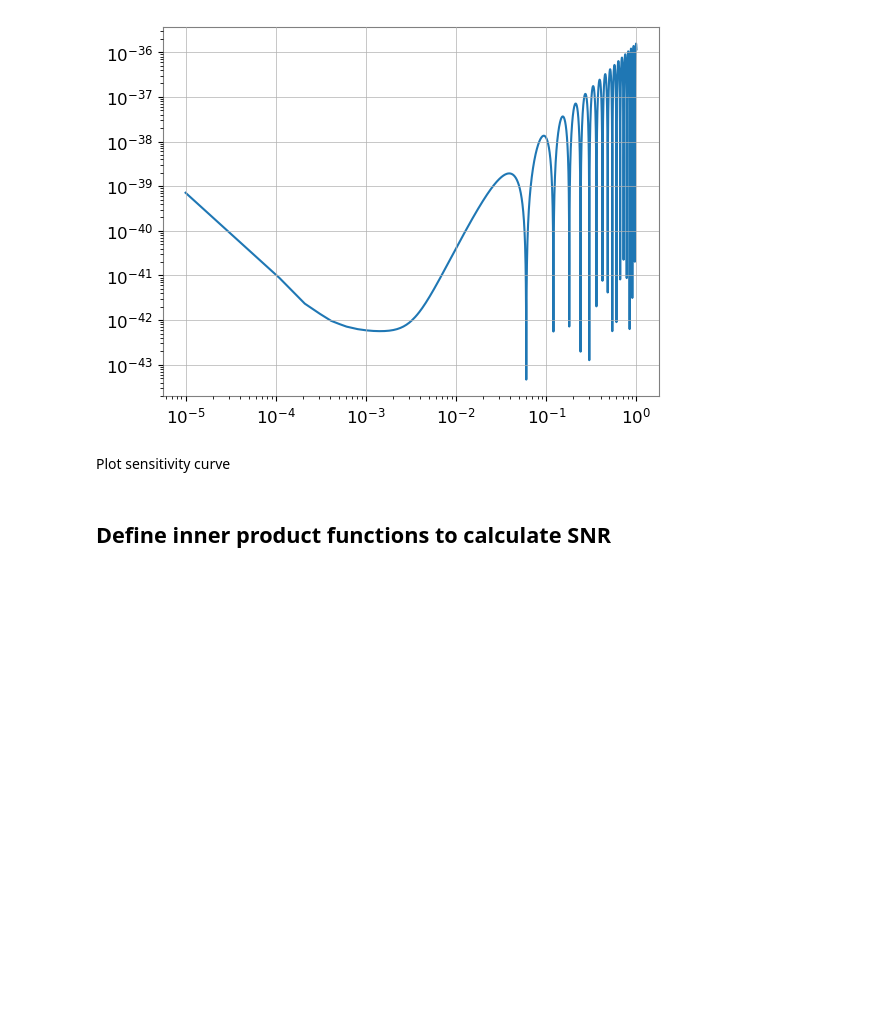
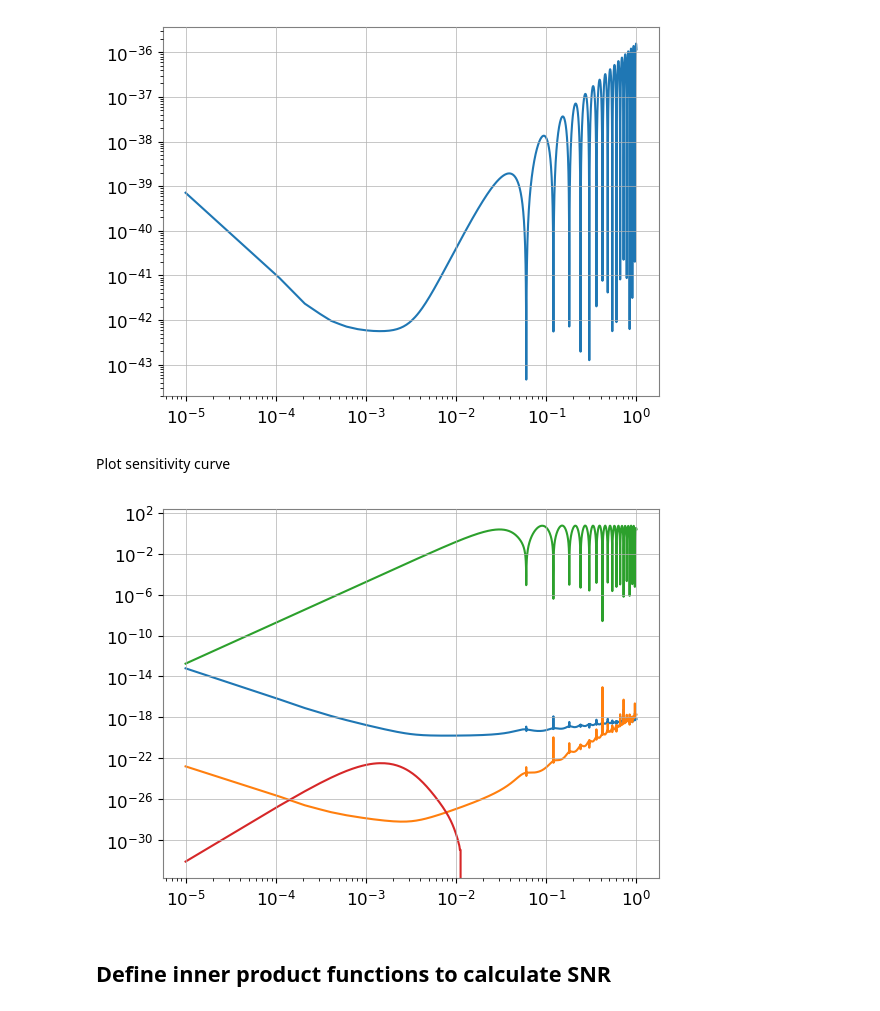
Before and after one commit to aacravi/snr-calculation, a Jupyter notebook: snr-calc.ipynb, the cells around one changed output. Cells and saved outputs as stored; diff of their text form; code cells hidden in the pictures; blank space fills up the shorter version.

```diff
--- a/snr-calc.ipynb
+++ b/snr-calc.ipynb
@@ -39,14 +41,16 @@ Plot sensitivity curve
 # %%
 response = pycbc.psd.analytical_space.averaged_response_lisa_tdi
 
-sensitivity =  psd(flen, delta_f, low_frequency_cutoff, tdi=1.5)/(response(fr, tdi = 2.0))
+sensitivity =  psd(flen, delta_f, low_frequency_cutoff, tdi=1.5)/(response(fr, tdi = 1.5))
 f_k = np.full(len(fr), 0.00258)
 gal_foreground = 9e-25*fr**(7/3) * np.exp(-0.138*fr-221*fr*np.sin(482*fr))*(1 + np.tanh(f_k-1680*fr))
-#plt.loglog(fr, np.sqrt(sensitivity))
-#plt.loglog(fr, 4* np.pi**2 /(3*3.24e-18) *fr**3 * sensitivity) #energy density sensitivity
-#plt.loglog(fr, response(fr,tdi=1.5))
-#plt.loglog(fr, 4* np.pi**2 /(3*3.24e-18) *fr**3 * gal_foreground)
-#plt.show()
+plt.loglog(fr, np.sqrt(sensitivity))
+plt.loglog(fr, 4* np.pi**2 /(3*3.24e-18) *fr**3 * sensitivity) #energy density sensitivity
+plt.loglog(fr, response(fr,tdi=1.5))
+plt.loglog(fr, 4* np.pi**2 /(3*3.24e-18) *fr**3 * gal_foreground)
+plt.show()
+# %% [output]
+[figure, added]
 # %% [markdown]
 ## Define inner product functions to calculate SNR
 # %%
```
Also changed, not shown: parts of 1 cell of this notebook, 8 other files.
